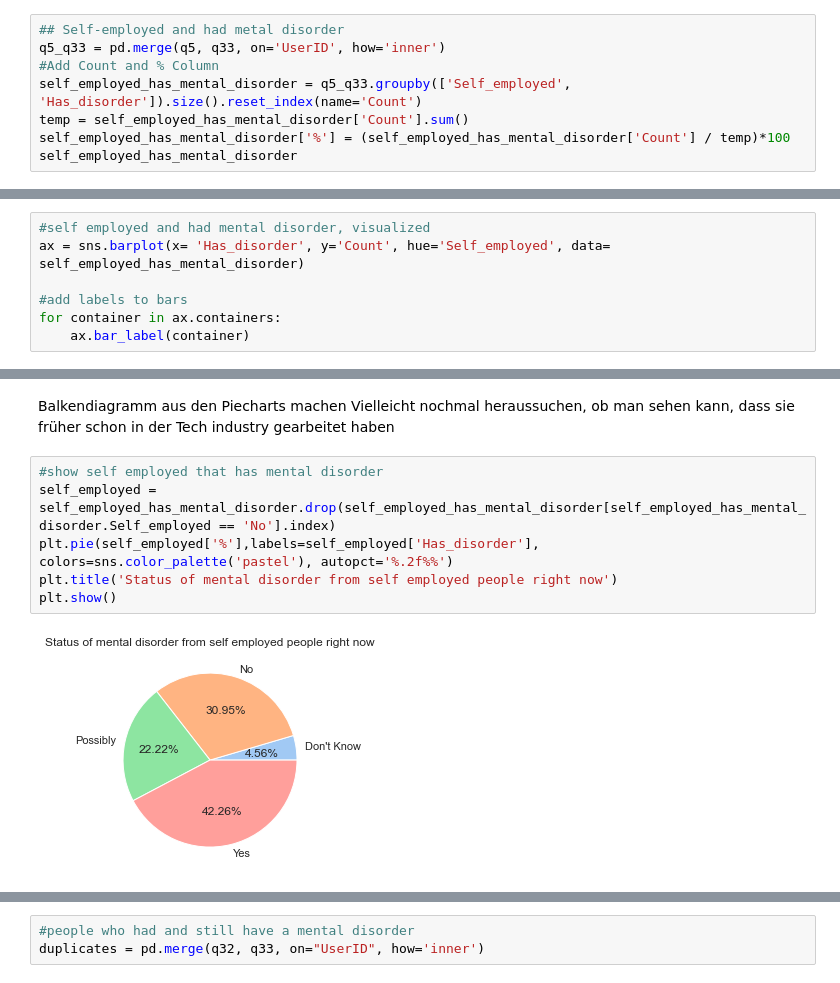
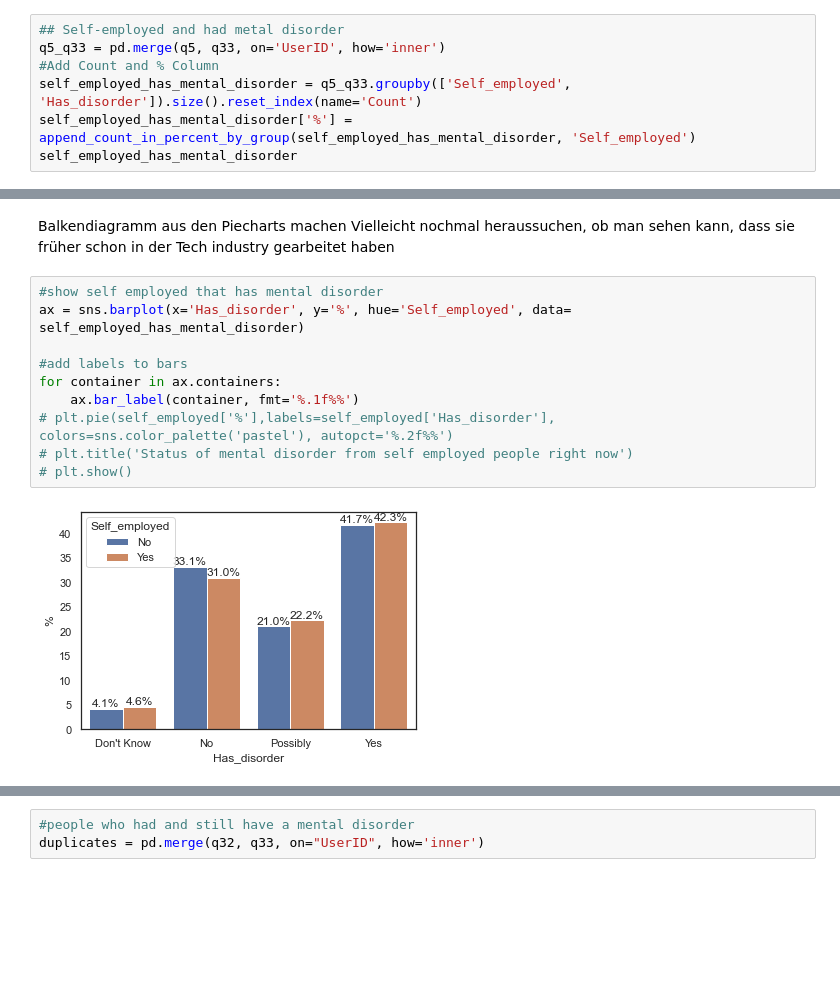
Before and after one commit to Selorikas/mental-health, a Jupyter notebook: mental-health.ipynb, the cells around one changed output, grey strips where cells are left out. Saved outputs shown, nothing was run; the diff lists cells and outputs as text; blank space fills up the shorter version.

```diff
--- a/mental-health.ipynb
+++ b/mental-health.ipynb
@@ -356,8 +356,7 @@ plt.show()
 q5_q33 = pd.merge(q5, q33, on='UserID', how='inner')
 #Add Count and % Column
 self_employed_has_mental_disorder = q5_q33.groupby(['Self_employed', 'Has_disorder']).size().reset_index(name='Count')
-temp = self_employed_has_mental_disorder['Count'].sum()
-self_employed_has_mental_disorder['%'] = (self_employed_has_mental_disorder['Count'] / temp)*100
+self_employed_has_mental_disorder['%'] = append_count_in_percent_by_group(self_employed_has_mental_disorder, 'Self_employed')
 self_employed_has_mental_disorder
 # %% [output]
 |  | Self_employed | Has_disorder | Count | % |
@@ -372,7 +370,0 @@ self_employed_has_mental_disorder
-# %%
-#self employed and had mental disorder, visualized
-ax = sns.barplot(x= 'Has_disorder', y='Count', hue='Self_employed', data= self_employed_has_mental_disorder)
-
-#add labels to bars
-for container in ax.containers:
-    ax.bar_label(container)
@@ -383,9 +373,13 @@ Balkendiagramm aus den Piecharts machen
 Vielleicht nochmal heraussuchen, ob man sehen kann, dass sie früher schon in der Tech industry gearbeitet haben
 # %%
 #show self employed that has mental disorder
-self_employed = self_employed_has_mental_disorder.drop(self_employed_has_mental_disorder[self_employed_has_mental_disorder.Self_employed == 'No'].index)
-plt.pie(self_employed['%'],labels=self_employed['Has_disorder'], colors=sns.color_palette('pastel'), autopct='%.2f%%')
-plt.title('Status of mental disorder from self employed people right now')
-plt.show()
+ax = sns.barplot(x='Has_disorder', y='%', hue='Self_employed', data= self_employed_has_mental_disorder)
+
+#add labels to bars
+for container in ax.containers:
+    ax.bar_label(container, fmt='%.1f%%')
+# plt.pie(self_employed['%'],labels=self_employed['Has_disorder'], colors=sns.color_palette('pastel'), autopct='%.2f%%')
+# plt.title('Status of mental disorder from self employed people right now')
+# plt.show()
 # %% [output]
-[figure, old version]
+[figure, new version]
```
Also changed, not shown: parts of 3 cells of this notebook.
